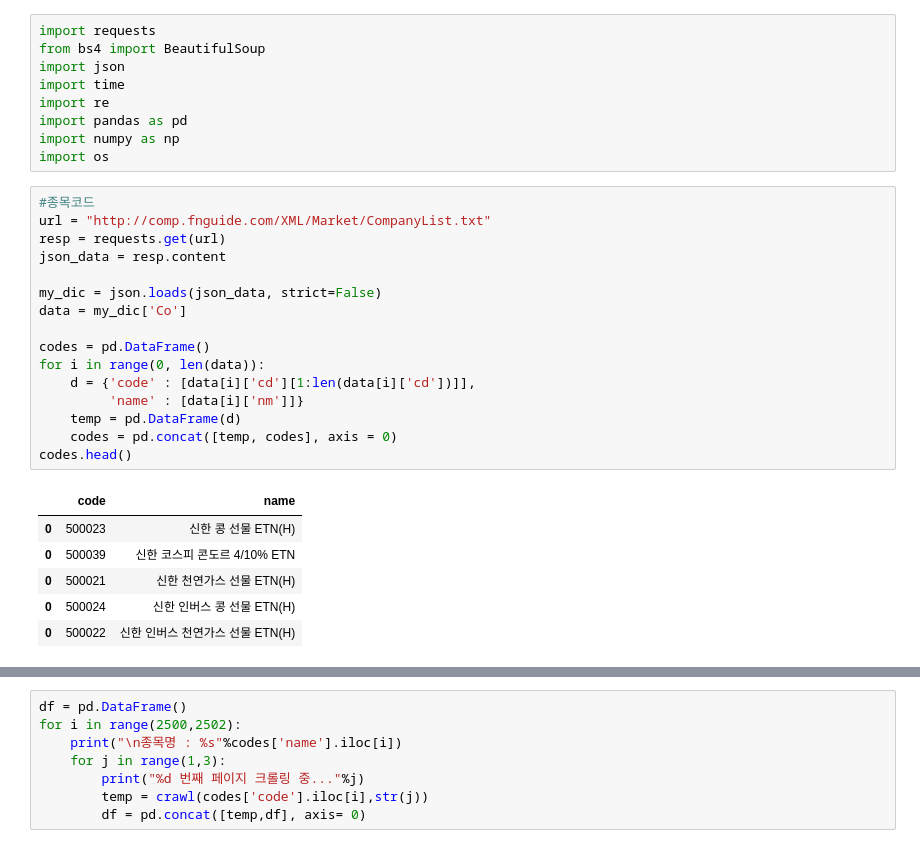
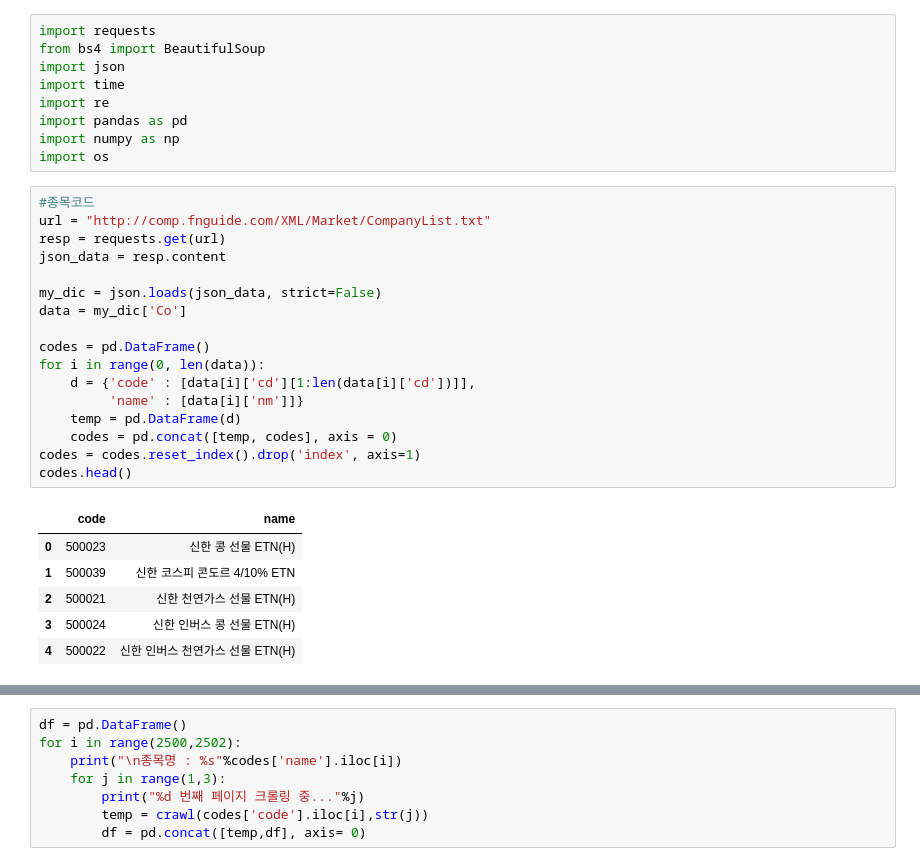
Before and after one commit to kyu90/SentimentalAnalysis, a Jupyter notebook: finance.ipynb, the cells around one changed output, grey strips where cells are left out. Drawn from its saved outputs; the diff is of its cells as text.

```diff
--- a/finance.ipynb
+++ b/finance.ipynb
@@ -10,26 +18,27 @@ import os
 # %%
 #종목코드
 url = "http://comp.fnguide.com/XML/Market/CompanyList.txt"
 resp = requests.get(url)
 json_data = resp.content
 
 my_dic = json.loads(json_data, strict=False)
 data = my_dic['Co']
 
 codes = pd.DataFrame()
 for i in range(0, len(data)):
     d = {'code' : [data[i]['cd'][1:len(data[i]['cd'])]],
          'name' : [data[i]['nm']]}
     temp = pd.DataFrame(d)
     codes = pd.concat([temp, codes], axis = 0)
+codes = codes.reset_index().drop('index', axis=1)
 codes.head()
 # %% [output]
 |  | code | name |
 | 0 | 500023 | 신한 콩 선물 ETN(H) |
-| 0 | 500039 | 신한 코스피 콘도르 4/10% ETN |
-| 0 | 500021 | 신한 천연가스 선물 ETN(H) |
-| 0 | 500024 | 신한 인버스 콩 선물 ETN(H) |
-| 0 | 500022 | 신한 인버스 천연가스 선물 ETN(H) |
+| 1 | 500039 | 신한 코스피 콘도르 4/10% ETN |
+| 2 | 500021 | 신한 천연가스 선물 ETN(H) |
+| 3 | 500024 | 신한 인버스 콩 선물 ETN(H) |
+| 4 | 500022 | 신한 인버스 천연가스 선물 ETN(H) |
 # %%
 def deep_crawl(url):
     try:
```
Also changed, not shown: parts of 59 cells of this notebook.
